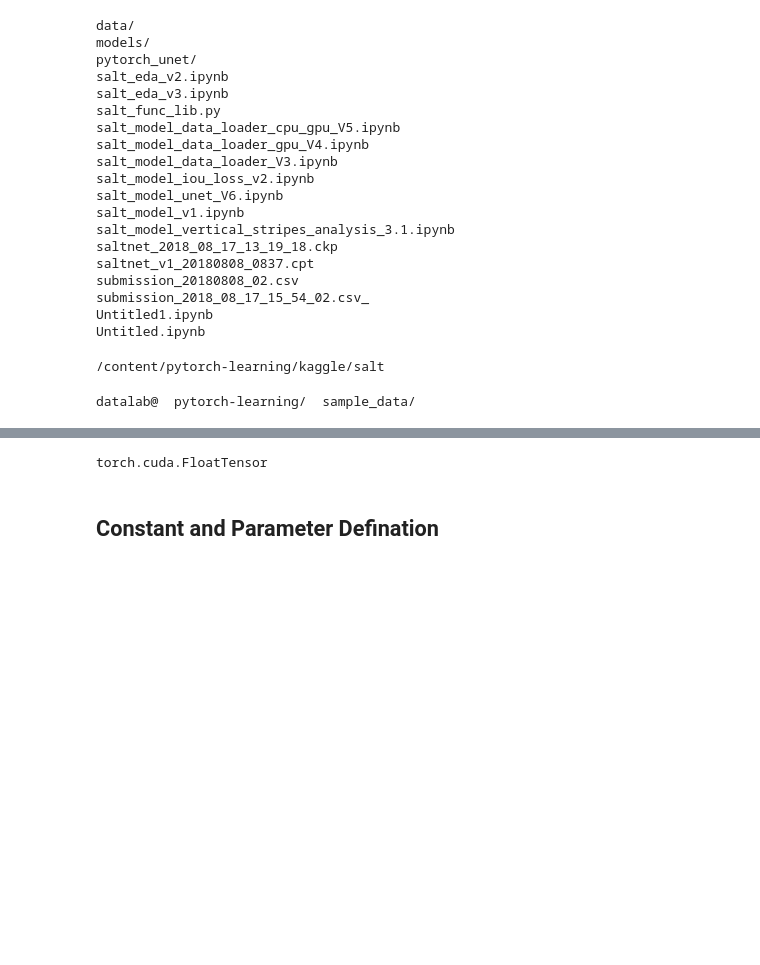
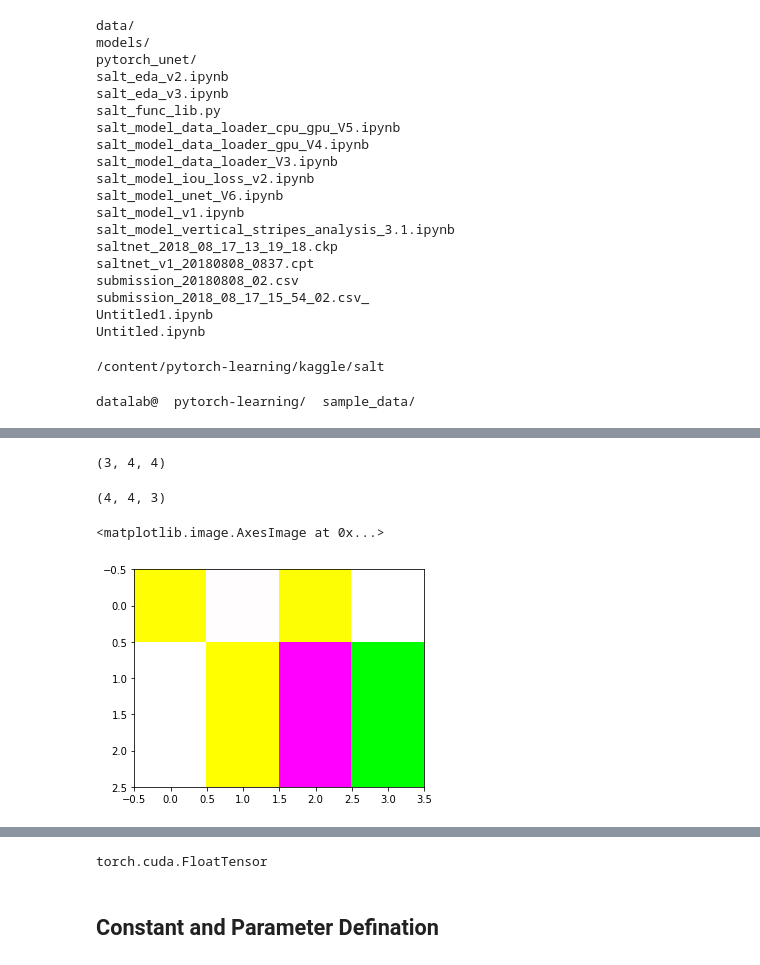
Before and after one commit to allen-q/pytorch-learning, a Jupyter notebook: kaggle/salt/salt_model_unet_V6.ipynb, the cells around one changed output, grey strips where cells are left out. Saved outputs shown, nothing was run; the diff lists cells and outputs as text; code cells hidden in the pictures; blank space fills up the shorter version.

```diff
--- a/kaggle/salt/salt_model_unet_V6.ipynb
+++ b/kaggle/salt/salt_model_unet_V6.ipynb
@@ -111,0 +137,19 @@ from pytorch_unet.utils import get_ids, split_ids, split_train_val, get_imgs_and
+# %%
+a = np.random.randint(0,5,16).reshape(4,4)
+# %%
+m = np.random.randint(0,2,16).reshape(4,4)
+# %%
+i = np.stack([a,m,m]).astype(np.float)
+# %%
+i.shape
+# %% [output]
+(3, 4, 4)
+# %%
+i.swapaxes(0,2).shape
+# %% [output]
+(4, 4, 3)
+# %%
+plt.imshow(i)
+# %% [output]
+<matplotlib.image.AxesImage at 0x...>
+[figure, added]
```
Also changed, not shown: parts of 9 cells of this notebook, 6 other files.
